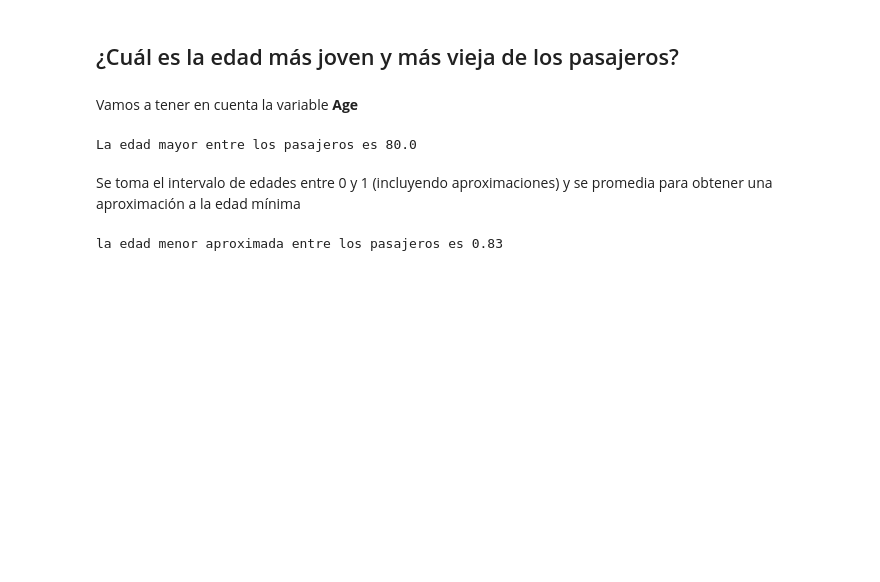
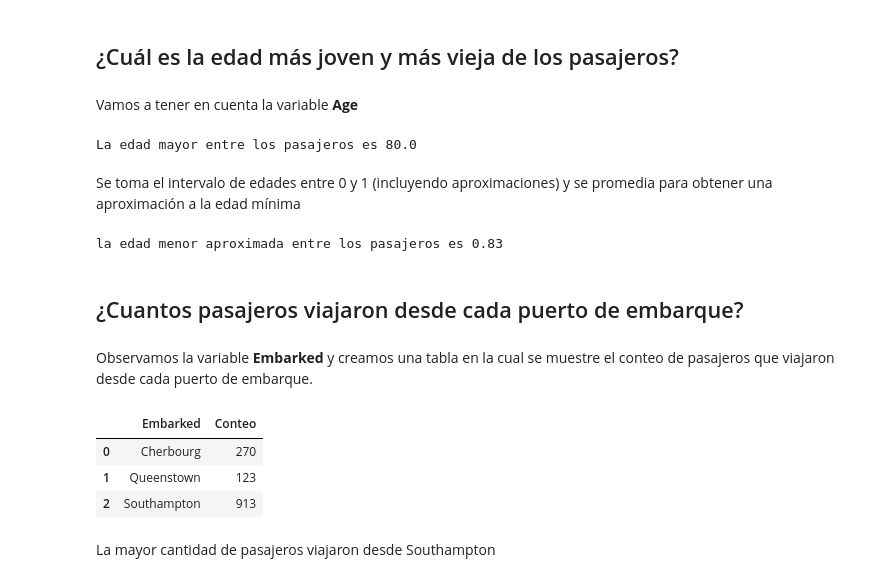
Before and after one commit to juanpablocarrillohortua/taller-pandas-titanic-grupo-1, a Jupyter notebook: notebooks/proyecto titanic.ipynb, the cells around one changed output. Saved outputs shown, nothing was run; the diff lists cells and outputs as text; code cells hidden in the pictures; blank space fills up the shorter version.

Commit message:
analisis conteo "Embarked"

```diff
--- a/notebooks/proyecto titanic.ipynb
+++ b/notebooks/proyecto titanic.ipynb
@@ -849,3 +849,25 @@ edad_minima=df[(df["Age"]<=1)&(df["Age"]>0)]
 print(f"la edad menor aproximada entre los pasajeros es {(edad_minima["Age"].mean()):.2f}")
 # %% [output]
 la edad menor aproximada entre los pasajeros es 0.83
+# %% [markdown]
+## ¿Cuantos pasajeros viajaron desde cada puerto de embarque?
+# %% [markdown]
+Observamos la variable **Embarked** y creamos una tabla en la cual se muestre el conteo de pasajeros que viajaron desde cada puerto de embarque.
+# %%
+embarcaciones=df.groupby("Embarked").size().reset_index(name="Conteo")
+
+#Nombre de cada puerto, para mejor visualización.
+puertos={"S":"Southampton",
+    "Q": "Queenstown",
+    "C":"Cherbourg"
+}
+
+embarcaciones["Embarked"]=embarcaciones["Embarked"].map(puertos)
+embarcaciones
+# %% [output]
+|  | Embarked | Conteo |
+| 0 | Cherbourg | 270 |
+| 1 | Queenstown | 123 |
+| 2 | Southampton | 913 |
+# %% [markdown]
+La mayor cantidad de pasajeros viajaron desde Southampton
```
